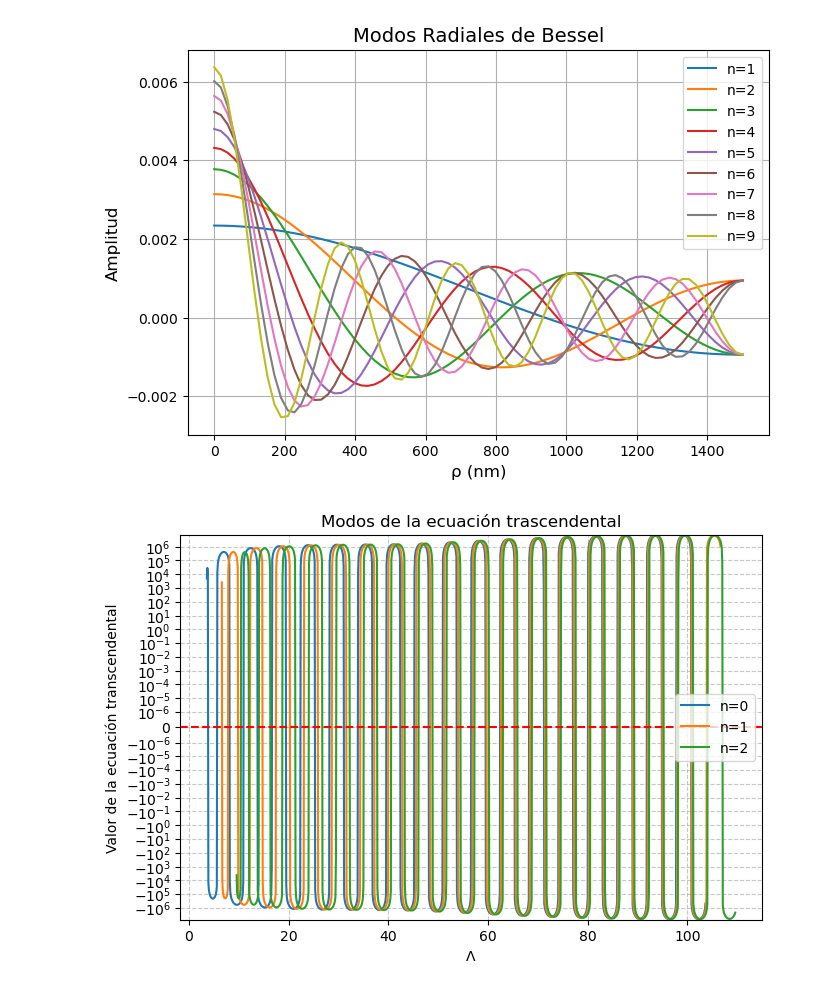
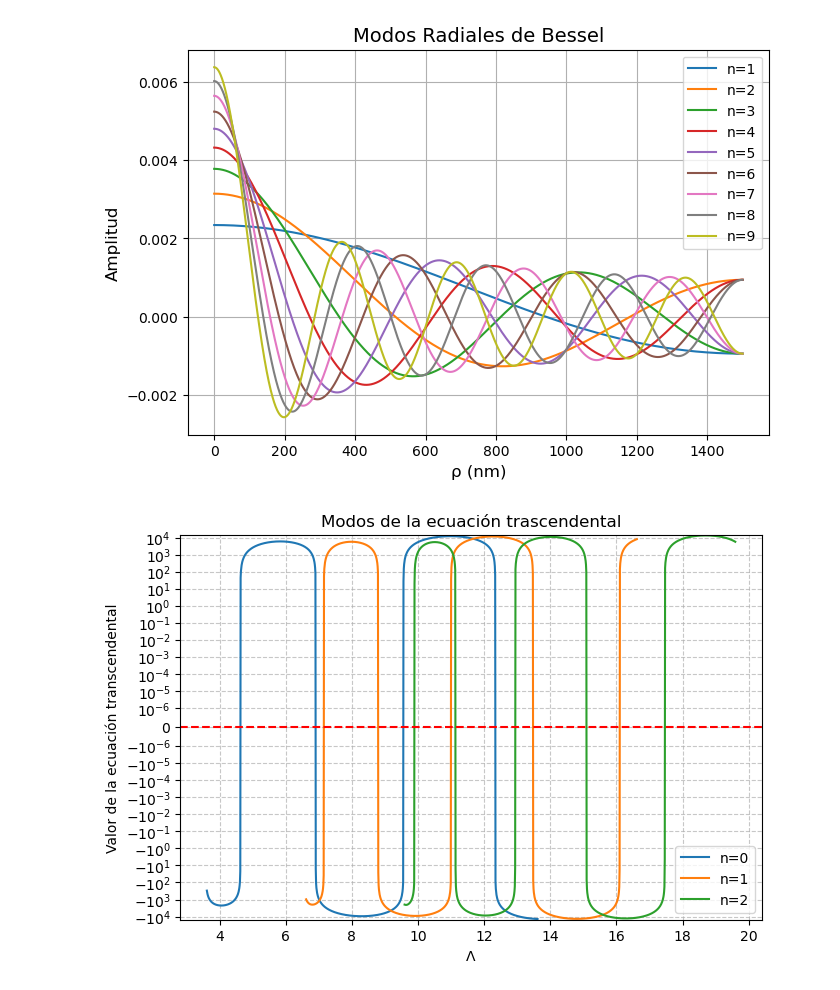
Before and after one commit to allanyst/tfm-efectos-superficie-nano-rmn, a Jupyter notebook: TFM_TwoRegionModel.ipynb, the cells around one changed output. Saved outputs shown, nothing was run; the diff lists cells and outputs as text; code cells hidden in the pictures.

```diff
--- a/TFM_TwoRegionModel.ipynb
+++ b/TFM_TwoRegionModel.ipynb
@@ -34,4 +34,4 @@ D_eff=D_eff_tworegion(D1, D2, z_c, L)
 # Solución de la ecuación trascendental
 
 def robin_eq(alpha):
-    return alpha * sp.jv(1, alpha * R) - (kappa / D_eff) * jv(0, alpha * R)
+    return alpha * sp.jv(1, alpha * R) - (kappa / D_eff) * sp.jv(0, alpha * R)
@@ -38,6 +42,6 @@ def robin_eq(alpha):
 # %%
 plt.figure(figsize=(7.5,5))
-for n in range(int(n_modes_radial)):
+for n in range(min(6,n_modes_radial)):
     alpha_plot=np.linspace(0,50,1000)
     plt.plot(alpha_plot,robin_eq(alpha_plot),label=f'n={n}')
 plt.legend()
@@ -54,17 +58,19 @@ plt.show()
 # %%
 # Estimar raíces con brentq en intervalos [a, b] con cambio de signo
+alpha_min = 1e-3
 alpha_roots = []
-delta = np.pi / R  # estimación de semiperíodo
-a = 1e-3
-for _ in range(m_max):
-    b = a + delta
+step = 0.001  # Paso inicial para buscar raíces
+
+alpha_current = alpha_min
+while len(alpha_roots) < n_modes_radial and alpha_current < 1e5:
+    # Buscar raíces en el intervalo [Lambda_current, Lambda_current + step]
     try:
-        root = brentq(robin_eq, a, b)
+        root = brentq(robin_eq, alpha_current, alpha_current + step, xtol=1e-6)
         alpha_roots.append(root)
-        a = root + 0.5 * delta  # avanzar con margen
+        alpha_current = root + step  # Mover el inicio para la próxima búsqueda
     except ValueError:
-        a += delta  # no hubo cambio de signo, saltar
-alpha_n = np.array(alpha_roots)
+        alpha_current += step
+alpha_n=np.array(alpha_roots)
 
 def R_func(alpha, rho):
     """
@@ -106,7 +112,7 @@ def R_func(alpha, rho):
 
     return R_normed, np.sqrt(norms)
 
-rho_vals = np.linspace(0.0, R, 80)
+rho_vals = np.linspace(0.0, R,N_r)
 R_values,R_norms=R_func(alpha_n,rho_vals)
 
 # Graficar modos radiales
@@ -119,7 +125,7 @@ plt.ylabel("Amplitud", fontsize=12)
 plt.title("Modos Radiales de Bessel", fontsize=14)
 plt.legend()
 plt.grid(True)
-plt.savefig("figuras/modos_radiales.pdf", bbox_inches="tight")
+plt.savefig("figuras/modos_radiales_tworegion.pdf", bbox_inches="tight")
 plt.show()
 plt.close()
 # %% [output]
@@ -143,19 +149,19 @@ def transcendental_eq(Lambda, alpha_n):
 # %%
 plt.figure(figsize=(7.5,5))
 for n in range(3):
-    Lambda=np.linspace(alpha_n[n]*np.sqrt(D2)+1e-3,1e2+alpha_n[n]*np.sqrt(D2)+1e-3,1000)
+    Lambda=np.linspace(alpha_n[n]*np.sqrt(D2)+1e-3,1e1+alpha_n[n]*np.sqrt(D2)+1e-3,1000)
     plt.plot(Lambda,transcendental_eq(Lambda,alpha_n[n]),label=f'n={n}')
 plt.legend()
 plt.title("Modos de la ecuación trascendental")
 plt.ylabel("Valor de la ecuación transcendental")
 plt.xlabel(r"$\Lambda$")
 plt.axhline(0, color='red', linestyle='--')
 plt.yscale('symlog', linthresh=1e-6)
 plt.grid(ls='--', alpha=0.7)
 plt.savefig('figuras/transcendental_axial_tworegion.pdf', bbox_inches='tight')
 plt.show()
 # %% [output]
-[figure, old version]
+[figure, new version]
 # %%
 ##############################################################################
 # 3. Búsqueda de autovalores Λ para un α_n dado
```
Also changed, not shown: parts of 12 cells of this notebook, 50 other files.
